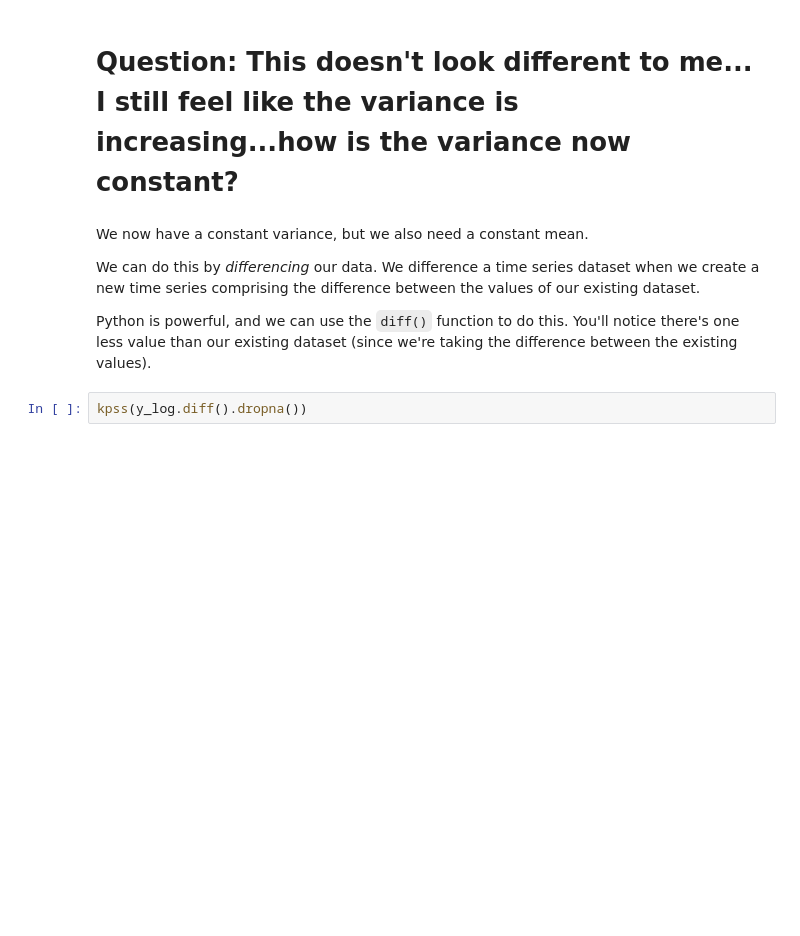
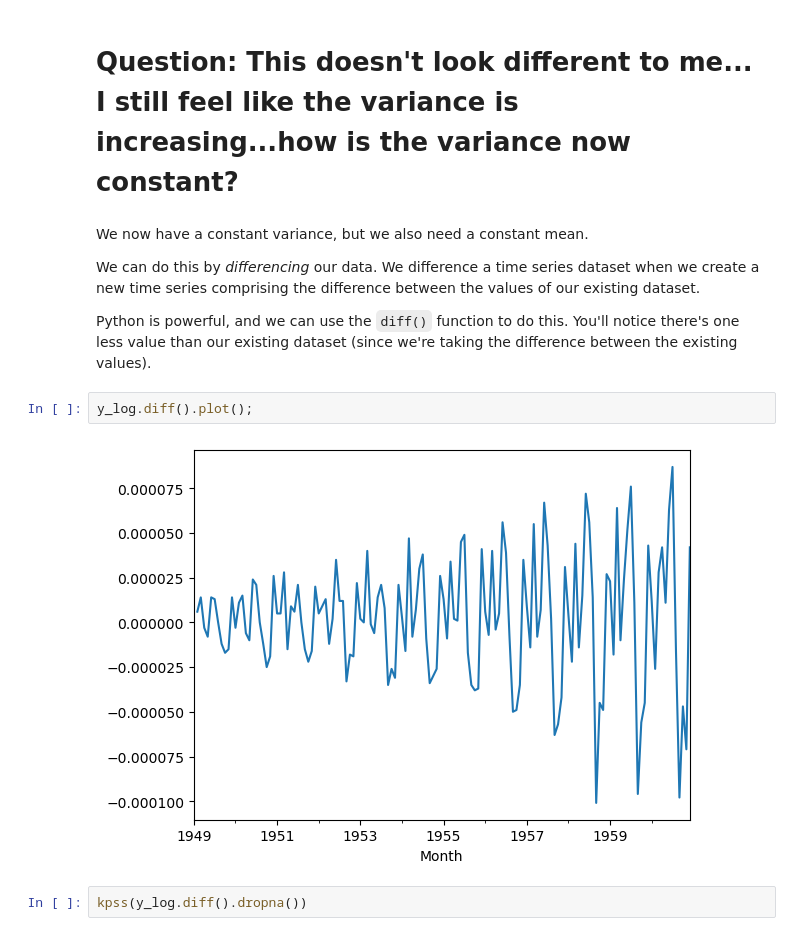
Before and after one commit to MSnellgrove/Springboard, a Jupyter notebook: Projects/Cowboy Cigarettes Case Study - Tier 1.ipynb, the cells around one changed output. Saved outputs shown, nothing was run; the diff lists cells and outputs as text; blank space fills up the shorter version.

```diff
--- a/Projects/Cowboy Cigarettes Case Study - Tier 1.ipynb
+++ b/Projects/Cowboy Cigarettes Case Study - Tier 1.ipynb
@@ -312,6 +312,10 @@ We now have a constant variance, but we also need a constant mean.
 We can do this by *differencing* our data. We difference a time series dataset when we create a new time series comprising the difference between the values of our existing dataset.
 
 Python is powerful, and we can use the `diff()` function to do this. You'll notice there's one less value than our existing dataset (since we're taking the difference between the existing values).
+# %%
+y_log.diff().plot();
+# %% [output]
+[figure, added]
 # %%
 kpss(y_log.diff().dropna())
 # %% [output]
```
